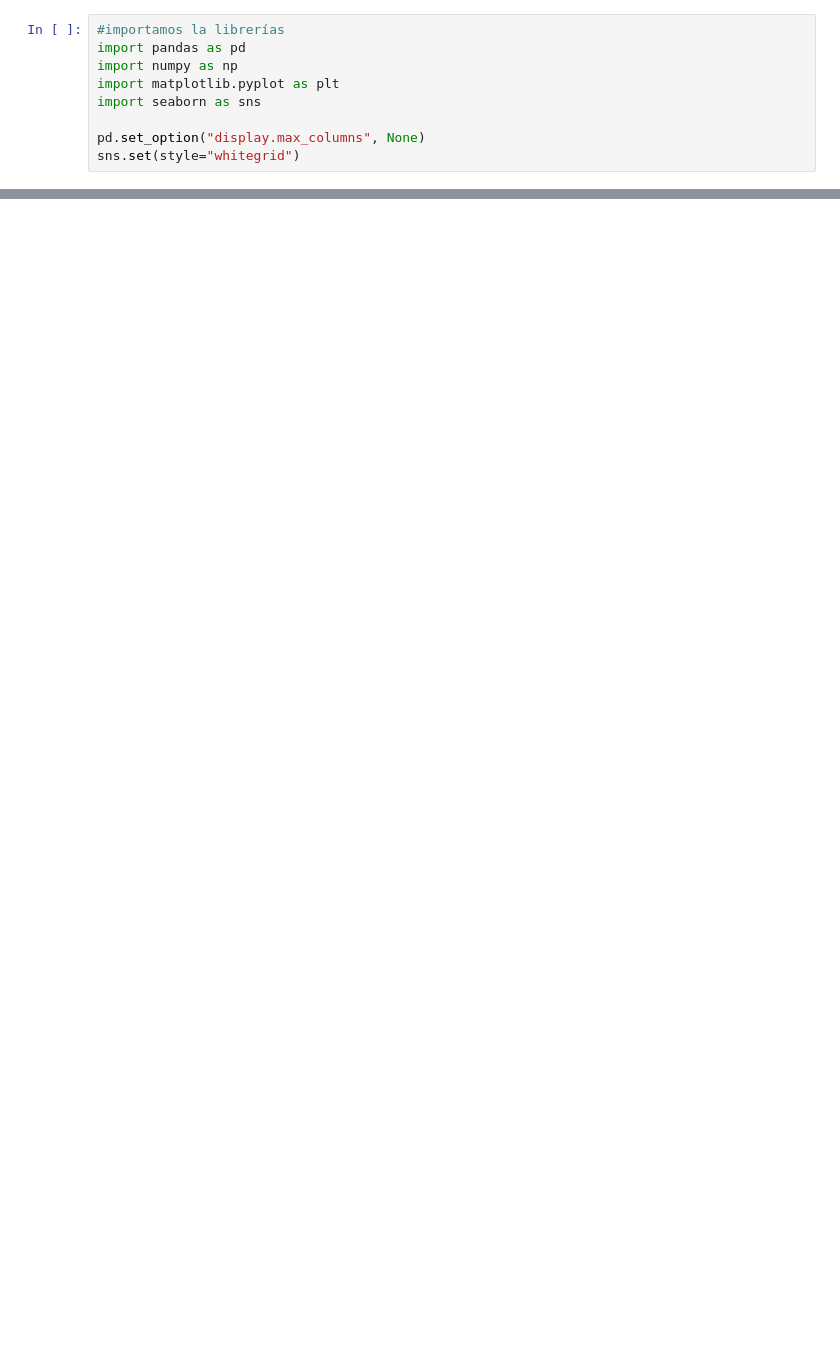
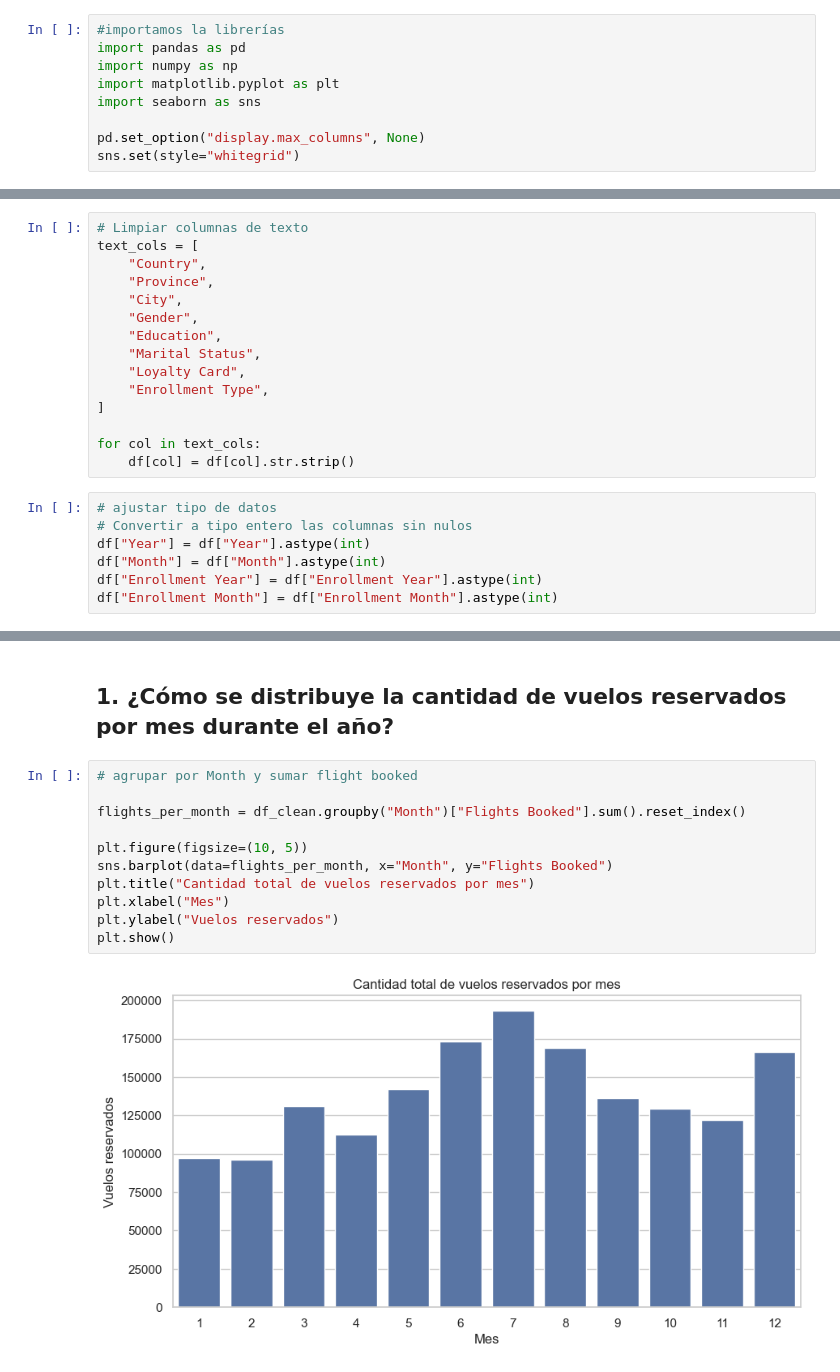
Before and after one commit to Adalab/bda-modulo-3-evaluacion-final-martalm67, a Jupyter notebook: notebooks/ejercicio-evaluación.ipynb, the cells around one changed output, grey strips where cells are left out. Cells and saved outputs as stored; diff of their text form; blank space fills up the shorter version.

```diff
--- a/notebooks/ejercicio-evaluación.ipynb
+++ b/notebooks/ejercicio-evaluación.ipynb
@@ -15,0 +317,22 @@ FileNotFoundError: [Errno 2] No such file or directory: '../data/customer_flight
+# %%
+# Limpiar columnas de texto
+text_cols = [
+    "Country",
+    "Province",
+    "City",
+    "Gender",
+    "Education",
+    "Marital Status",
+    "Loyalty Card",
+    "Enrollment Type",
+]
+
+for col in text_cols:
+    df[col] = df[col].str.strip()
+# %%
+# ajustar tipo de datos
+# Convertir a tipo entero las columnas sin nulos
+df["Year"] = df["Year"].astype(int)
+df["Month"] = df["Month"].astype(int)
+df["Enrollment Year"] = df["Enrollment Year"].astype(int)
+df["Enrollment Month"] = df["Enrollment Month"].astype(int)
@@ -15,0 +668,15 @@ FileNotFoundError: [Errno 2] No such file or directory: '../data/customer_flight
+# %% [markdown]
+## 1. ¿Cómo se distribuye la cantidad de vuelos reservados por mes durante el año?
+# %%
+# agrupar por Month y sumar flight booked
+
+flights_per_month = df_clean.groupby("Month")["Flights Booked"].sum().reset_index()
+
+plt.figure(figsize=(10, 5))
+sns.barplot(data=flights_per_month, x="Month", y="Flights Booked")
+plt.title("Cantidad total de vuelos reservados por mes")
+plt.xlabel("Mes")
+plt.ylabel("Vuelos reservados")
+plt.show()
+# %% [output]
+[figure, added]
```
Also changed, not shown: parts of 86 cells of this notebook, 1 other file.
